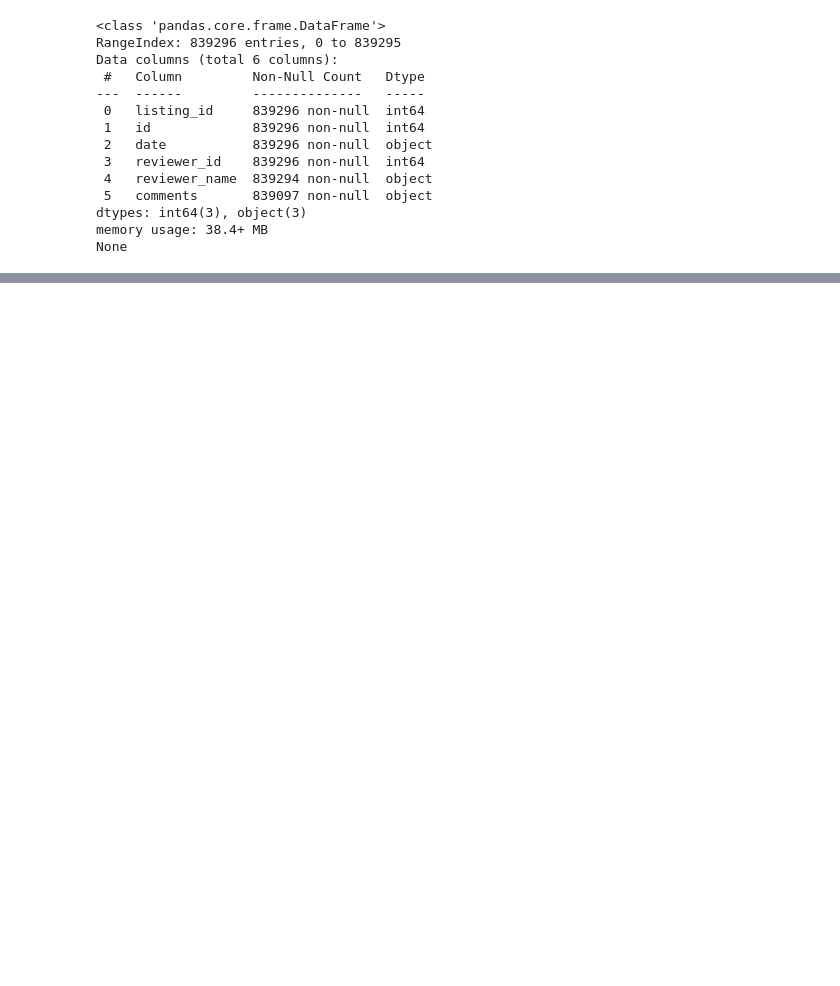
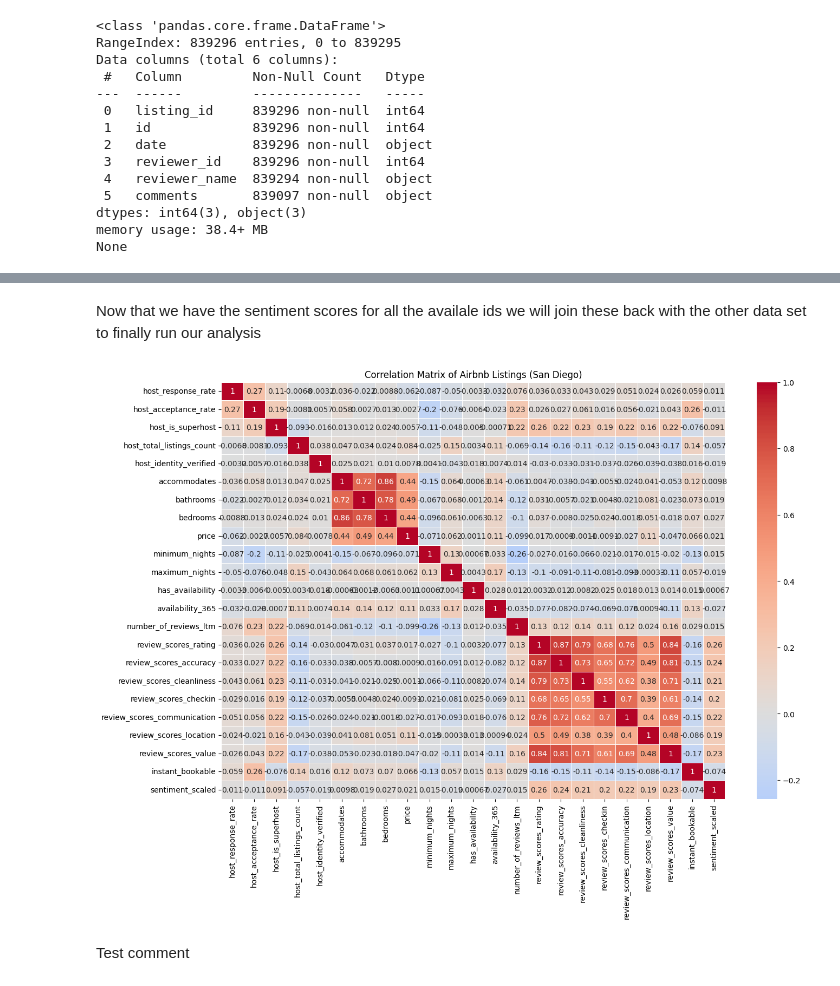
Before and after one commit to Ayan-Sengupta/sd-airbnb-feature-sentiment-analysis, a Jupyter notebook: reviews_analysis.ipynb, the cells around one changed output, grey strips where cells are left out. Saved outputs shown, nothing was run; the diff lists cells and outputs as text; code cells hidden in the pictures; blank space fills up the shorter version.

Commit message:
added correlations

```diff
--- a/reviews_analysis.ipynb
+++ b/reviews_analysis.ipynb
@@ -302,0 +587,12 @@ None
+# %%
+# Filter out rows where 'comments' is missing or empty
+san_diego_reviews_cleaned_nonull = san_diego_reviews_cleaned[san_diego_reviews_cleaned['comments'].notnull()]
+dropped_rows = san_diego_reviews_cleaned.shape[0] - san_diego_reviews_cleaned_nonull.shape[0]
+print(f"Dropped {dropped_rows} rows with missing or empty comments.")
+
+# Reapply sentiment analysis to the filtered dataset
+analyzer = SentimentIntensityAnalyzer()
+san_diego_reviews_cleaned_nonull['sentiment'] = san_diego_reviews_cleaned_nonull['comments'].apply(lambda review: analyzer.polarity_scores(review)['compound'])
+
+# Check the updated dataset
+print(san_diego_reviews_cleaned_nonull.head())
@@ -302,0 +630,13 @@ None
+# %%
+# Initialize the discretizer
+kbd = KBinsDiscretizer(n_bins=5, encode='ordinal', strategy='kmeans')
+kbd.fit(san_diego_reviews_cleaned_nonull[['sentiment']])
+
+reviews_binned = kbd.transform(san_diego_reviews_cleaned_nonull[['sentiment']]) +1
+san_diego_reviews_cleaned_nonull['sentiment_scaled'] = reviews_binned
+
+# display the results
+print(san_diego_reviews_cleaned_nonull.head())
+
+#create Df with only 2 scores
+two_only = san_diego_reviews_cleaned_nonull[san_diego_reviews_cleaned_nonull['sentiment_scaled'] == 5]
@@ -302,0 +661,3 @@ None
+# %%
+# drop sentiment and language cols
+san_diego_reviews_cleaned_nonull = san_diego_reviews_cleaned_nonull.drop(columns=['language','sentiment'])
@@ -302,0 +796,19 @@ None
+# %% [markdown]
+Now that we have the sentiment scores for all the availale ids we will join these back with the other data set to finally run our analysis
+# %%
+# combine san_diego_listings_cleaned and sandiego_reviews data on ID and listing ID - right join
+san_diego_combined = san_diego_listings_cleaned.merge(san_diego_reviews_cleaned_nonull, left_on='id', right_on='listing_id', how='right')
+# %%
+#extract numeric and float features for correlations
+san_diego_combined_numeric = san_diego_combined.select_dtypes(include=['number'])
+#drop id columns
+san_diego_combined_numeric = san_diego_combined_numeric.drop(columns=['id','listing_id','host_id','latitude','longitude'])
+#plot heatmap and correlation matrix
+plt.figure(figsize=(15,10))
+sns.heatmap(san_diego_combined_numeric.corr(), annot=True, cmap='coolwarm', center=0, linewidths=0.5)
+plt.title("Correlation Matrix of Airbnb Listings (San Diego)")
+plt.show()
+# %% [output]
+[figure, added]
+# %% [markdown]
+Test comment
```
Also changed, not shown: parts of 49 cells of this notebook.
